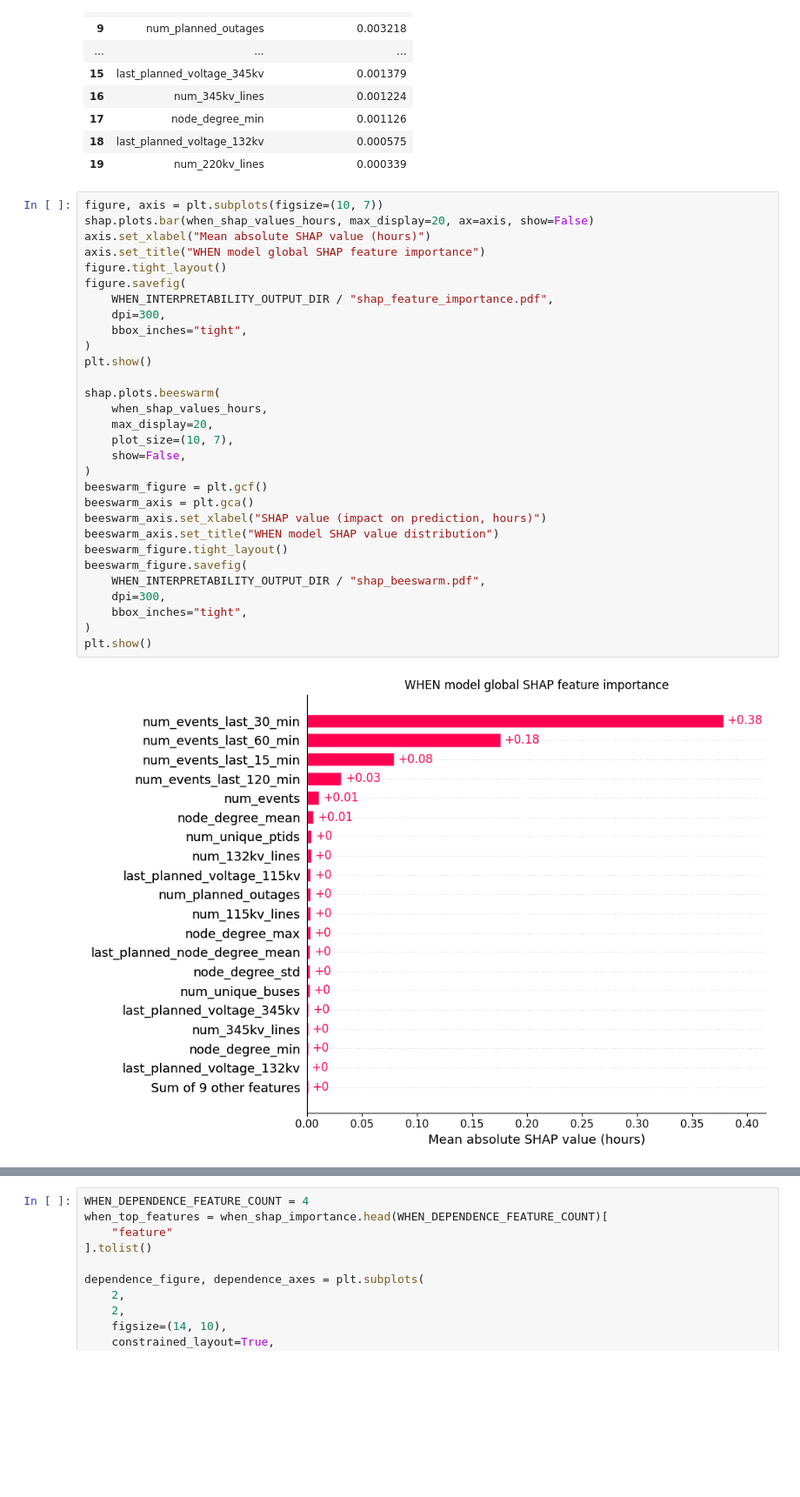
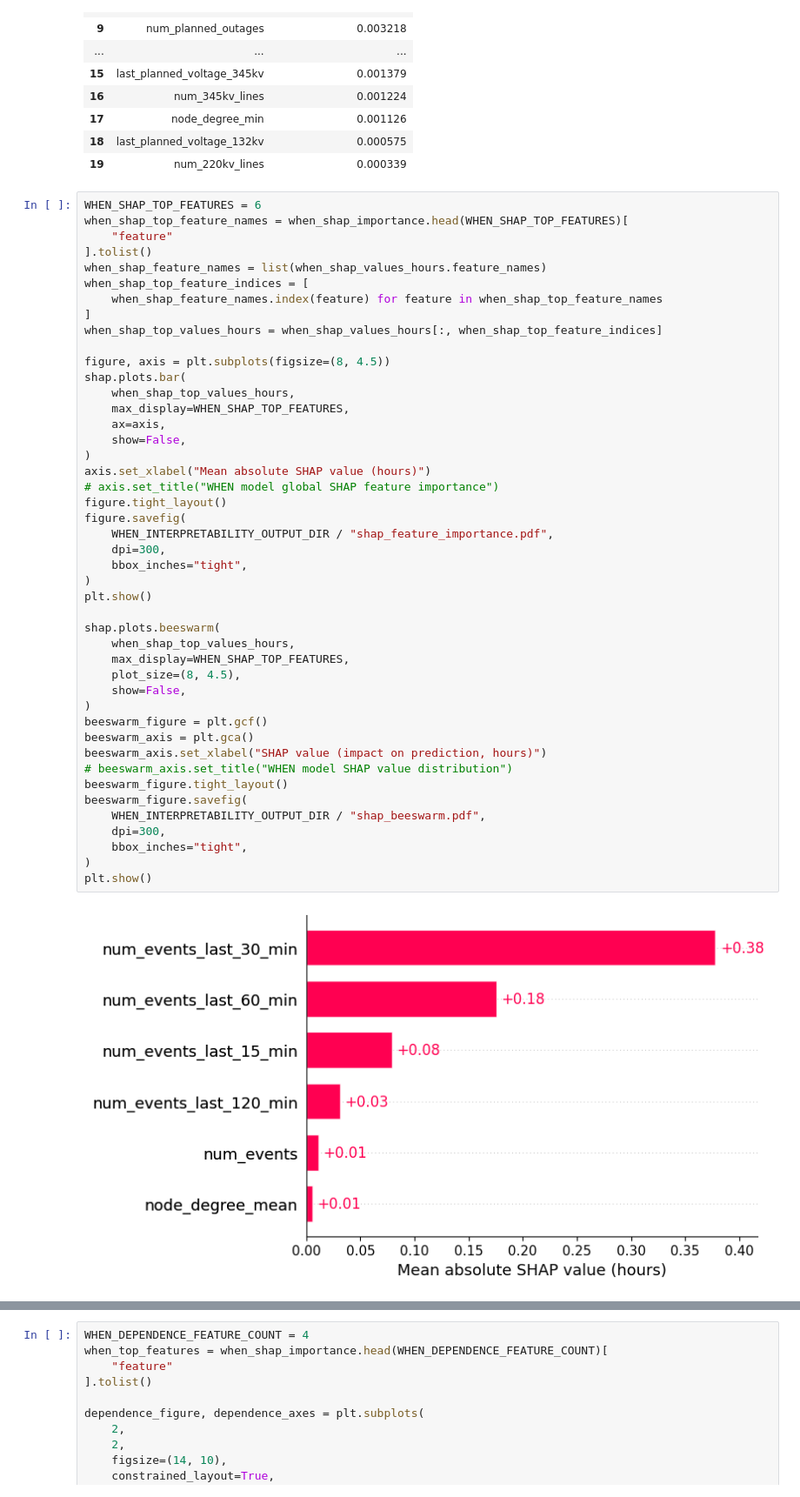
Before and after one commit to mohamad-hasan-sohan-ajini/predictive-maintenance, a Jupyter notebook: src/interpretability.ipynb, the cells around one changed output, grey strips where cells are left out. Shown at 87% size. Drawn from its saved outputs; the diff is of its cells as text; blank space fills up the shorter version.

Commit message:
Remove less important features from shap plot

```diff
--- a/src/interpretability.ipynb
+++ b/src/interpretability.ipynb
@@ -712,34 +732,49 @@ display(when_shap_importance.head(20))
 | 18 | last_planned_voltage_132kv | 0.000575 |
 | 19 | num_220kv_lines | 0.000339 |
 # %%
-figure, axis = plt.subplots(figsize=(10, 7))
-shap.plots.bar(when_shap_values_hours, max_display=20, ax=axis, show=False)
+WHEN_SHAP_TOP_FEATURES = 6
+when_shap_top_feature_names = when_shap_importance.head(WHEN_SHAP_TOP_FEATURES)[
+    "feature"
+].tolist()
+when_shap_feature_names = list(when_shap_values_hours.feature_names)
+when_shap_top_feature_indices = [
+    when_shap_feature_names.index(feature) for feature in when_shap_top_feature_names
+]
+when_shap_top_values_hours = when_shap_values_hours[:, when_shap_top_feature_indices]
+
+figure, axis = plt.subplots(figsize=(8, 4.5))
+shap.plots.bar(
+    when_shap_top_values_hours,
+    max_display=WHEN_SHAP_TOP_FEATURES,
+    ax=axis,
+    show=False,
+)
 axis.set_xlabel("Mean absolute SHAP value (hours)")
-axis.set_title("WHEN model global SHAP feature importance")
+# axis.set_title("WHEN model global SHAP feature importance")
 figure.tight_layout()
 figure.savefig(
     WHEN_INTERPRETABILITY_OUTPUT_DIR / "shap_feature_importance.pdf",
     dpi=300,
     bbox_inches="tight",
 )
 plt.show()
 
 shap.plots.beeswarm(
-    when_shap_values_hours,
-    max_display=20,
-    plot_size=(10, 7),
+    when_shap_top_values_hours,
+    max_display=WHEN_SHAP_TOP_FEATURES,
+    plot_size=(8, 4.5),
     show=False,
 )
 beeswarm_figure = plt.gcf()
 beeswarm_axis = plt.gca()
 beeswarm_axis.set_xlabel("SHAP value (impact on prediction, hours)")
-beeswarm_axis.set_title("WHEN model SHAP value distribution")
+# beeswarm_axis.set_title("WHEN model SHAP value distribution")
 beeswarm_figure.tight_layout()
 beeswarm_figure.savefig(
     WHEN_INTERPRETABILITY_OUTPUT_DIR / "shap_beeswarm.pdf",
     dpi=300,
     bbox_inches="tight",
 )
 plt.show()
 # %% [output]
-[figure, old version]
+[figure, new version]
```
Also changed, not shown: parts of 8 cells of this notebook.
